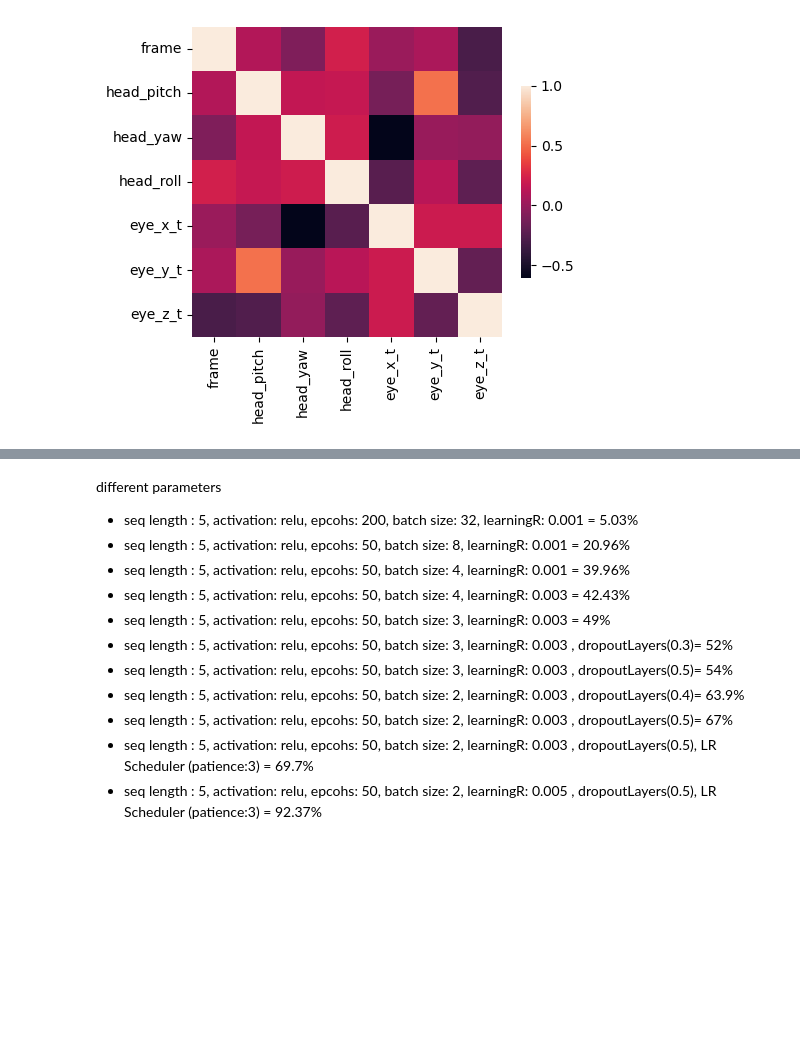
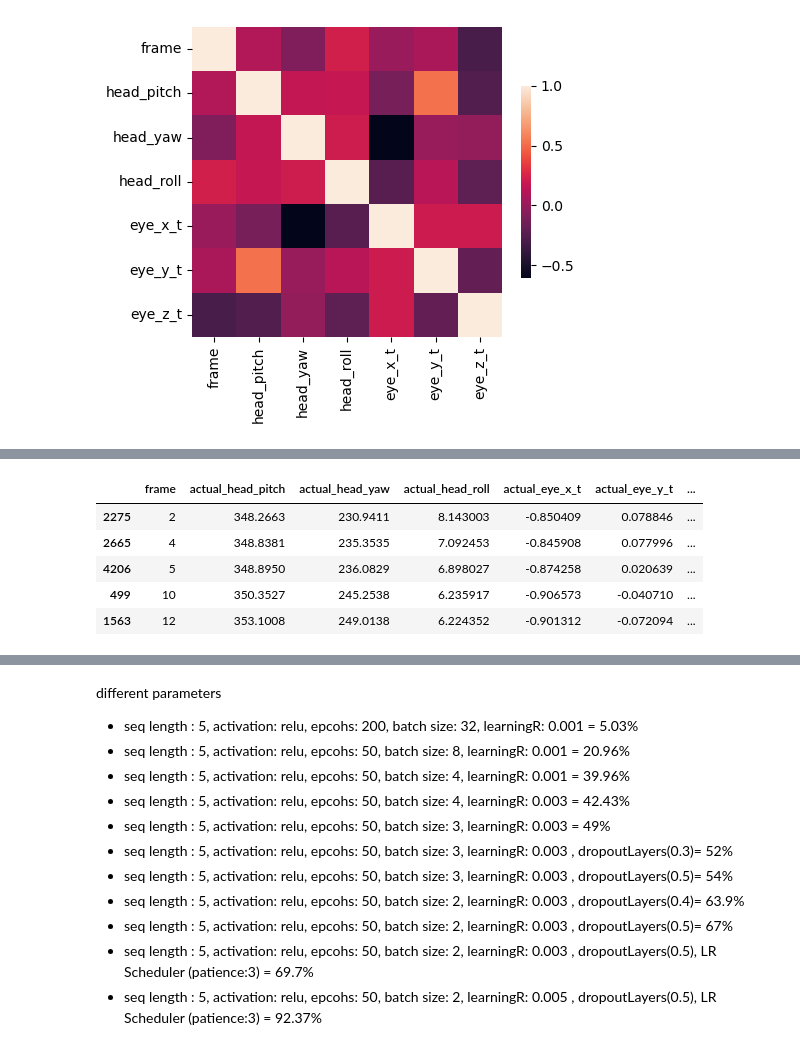
Before and after one commit to adi-zoro/fyp_code, a Jupyter notebook: fyp.ipynb, the cells around one changed output, grey strips where cells are left out. Drawn from its saved outputs; the diff is of its cells as text; code cells hidden in the pictures; blank space fills up the shorter version.

Commit message:
updated code to include frames

```diff
--- a/fyp.ipynb
+++ b/fyp.ipynb
@@ -196,3 +317,22 @@ Test Loss: 0.15111389756202698
+# %%
+orig = pd.DataFrame({
+    'frame': frame_test,
+    'actual_head_pitch': y_test_original[:,0],
+    'actual_head_yaw': y_test_original[:,1],
+    'actual_head_roll': y_test_original[:,2],
+    'actual_eye_x_t': y_test_original[:,3],
+    'actual_eye_y_t': y_test_original[:,4],
+    'actual_eye_z_t': y_test_original[:,5]# Use the frame numbers from the test set
+})
+sorted_df2 = orig.sort_values(by=['frame'], ascending=True)
+sorted_df2[:5]
+# %% [output]
+|  | frame | actual_head_pitch | actual_head_yaw | actual_head_roll | actual_eye_x_t | actual_eye_y_t | ... |
+| 2275 | 2 | 348.2663 | 230.9411 | 8.143003 | -0.850409 | 0.078846 | ... |
+| 2665 | 4 | 348.8381 | 235.3535 | 7.092453 | -0.845908 | 0.077996 | ... |
+| 4206 | 5 | 348.8950 | 236.0829 | 6.898027 | -0.874258 | 0.020639 | ... |
+| 499 | 10 | 350.3527 | 245.2538 | 6.235917 | -0.906573 | -0.040710 | ... |
+| 1563 | 12 | 353.1008 | 249.0138 | 6.224352 | -0.901312 | -0.072094 | ... |
 # %%
 from sklearn.metrics import r2_score
 r_score = r2_score(y_test_original,predictions)
```
Also changed, not shown: parts of 6 cells of this notebook.
